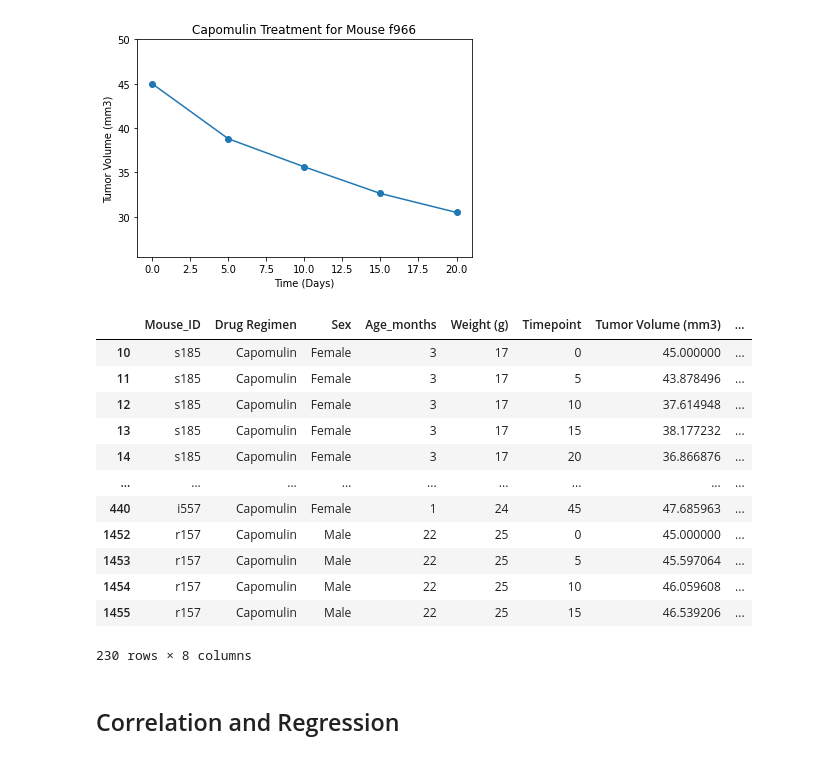
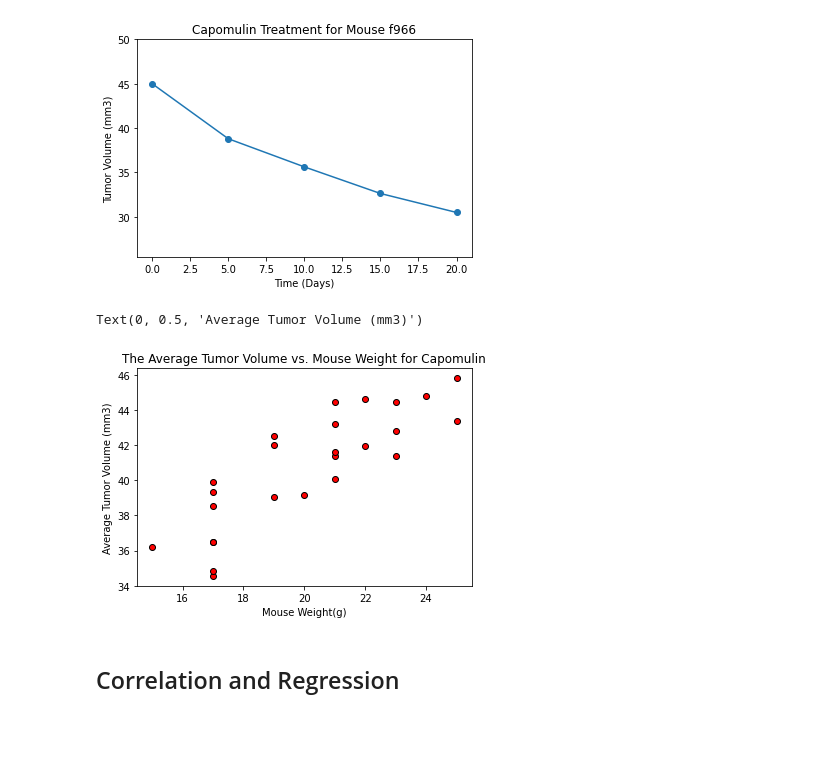
Before and after one commit to zsowen/Matplotlib_Challenge, a Jupyter notebook: Pymaceuticals/pymaceuticals.ipynb, the cells around one changed output. Drawn from its saved outputs; the diff is of its cells as text; code cells hidden in the pictures; blank space fills up the shorter version.

```diff
--- a/Pymaceuticals/pymaceuticals.ipynb
+++ b/Pymaceuticals/pymaceuticals.ipynb
@@ -288,23 +291,33 @@ plt.ylim(min(cap_mouse["Tumor Volume (mm3)"])-5, max(cap_mouse["Tumor Volume (mm
 # %% [output]
 (25.48598484, 50.0)
 [figure]
-# %%
-# Generate a scatter plot of average tumor volume vs. mouse weight for the Capomulin regimen
-capomulin_df = cleaned_data.loc[cleaned_data["Drug Regimen"] == "Capomulin"]
-capomulin_df
-# %% [output]
-|  | Mouse_ID | Drug Regimen | Sex | Age_months | Weight (g) | Timepoint | Tumor Volume (mm3) | ... |
-| 10 | s185 | Capomulin | Female | 3 | 17 | 0 | 45.000000 | ... |
-| 11 | s185 | Capomulin | Female | 3 | 17 | 5 | 43.878496 | ... |
-| 12 | s185 | Capomulin | Female | 3 | 17 | 10 | 37.614948 | ... |
-| 13 | s185 | Capomulin | Female | 3 | 17 | 15 | 38.177232 | ... |
-| 14 | s185 | Capomulin | Female | 3 | 17 | 20 | 36.866876 | ... |
-| ... | ... | ... | ... | ... | ... | ... | ... | ... |
-| 440 | i557 | Capomulin | Female | 1 | 24 | 45 | 47.685963 | ... |
-| 1452 | r157 | Capomulin | Male | 22 | 25 | 0 | 45.000000 | ... |
-| 1453 | r157 | Capomulin | Male | 22 | 25 | 5 | 45.597064 | ... |
-| 1454 | r157 | Capomulin | Male | 22 | 25 | 10 | 46.059608 | ... |
-| 1455 | r157 | Capomulin | Male | 22 | 25 | 15 | 46.539206 | ... |
-230 rows × 8 columns
+# %%
+# Generate a scatter plot of average tumor volume vs. mouse weight for the Capomulin regimen
+#Slice out only the Capomulin data
+capomulin_df = cleaned_data.loc[cleaned_data["Drug Regimen"] == "Capomulin"]
+
+#Generate a new data frame for the average tumor volume per mouse ID
+avg_vol_df =  pd.DataFrame(capomulin_df.groupby("Mouse_ID")["Tumor Volume (mm3)"].mean().sort_values()).reset_index().rename(columns={"Tumor Volume (mm3)":"Average Tumor Volume"})
+
+#Add the Average Tumor Volume onto the existing Capomulin data
+avg_vol_df = pd.merge(capomulin_df, avg_vol_df, on="Mouse_ID")
+
+#Drop the duplicate mouse IDs to get one point of data per mouse
+final_avg_vol_df = avg_vol_df[["Weight (g)", "Average Tumor Volume"]].drop_duplicates()
+
+#Set the variables for x and y axes
+weight=final_avg_vol_df["Weight (g)"]
+volume=final_avg_vol_df["Average Tumor Volume"]
+
+#Plot the scatter plot
+plt.scatter(weight, volume, marker="o", facecolors="red", edgecolors="black")
+
+#Format the scatter plot with a title and labels
+plt.title("The Average Tumor Volume vs. Mouse Weight for Capomulin")
+plt.xlabel("Mouse Weight(g)")
+plt.ylabel("Average Tumor Volume (mm3)")
+# %% [output]
+Text(0, 0.5, 'Average Tumor Volume (mm3)')
+[figure, added]
 # %% [markdown]
 ## Correlation and Regression
```
Also changed, not shown: parts of 6 cells of this notebook.
